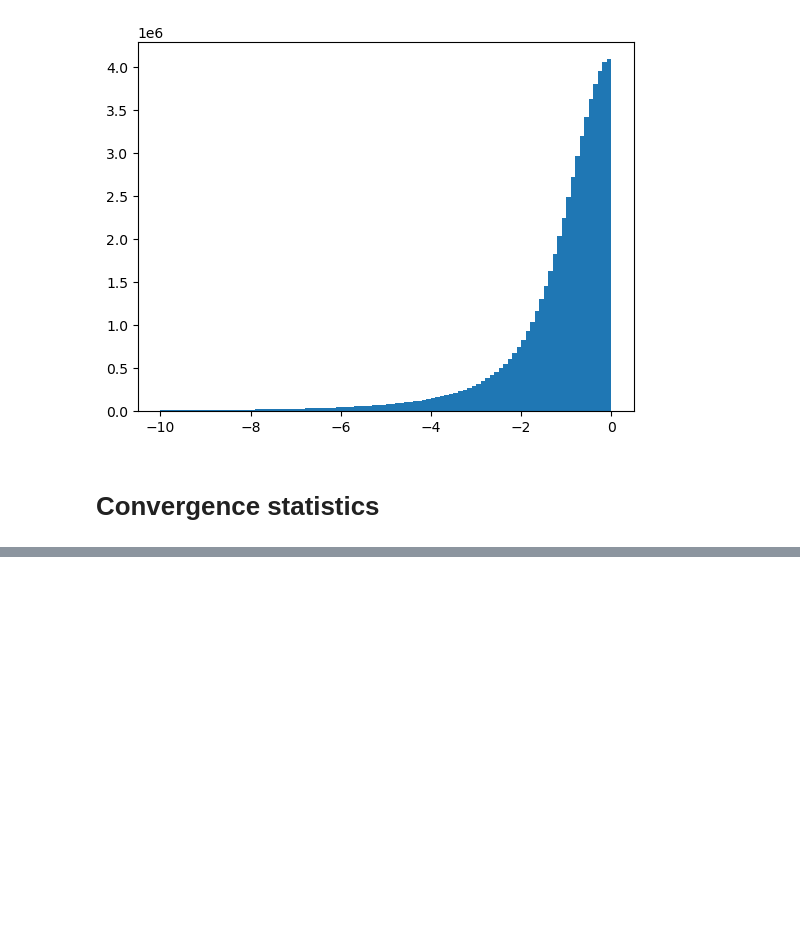
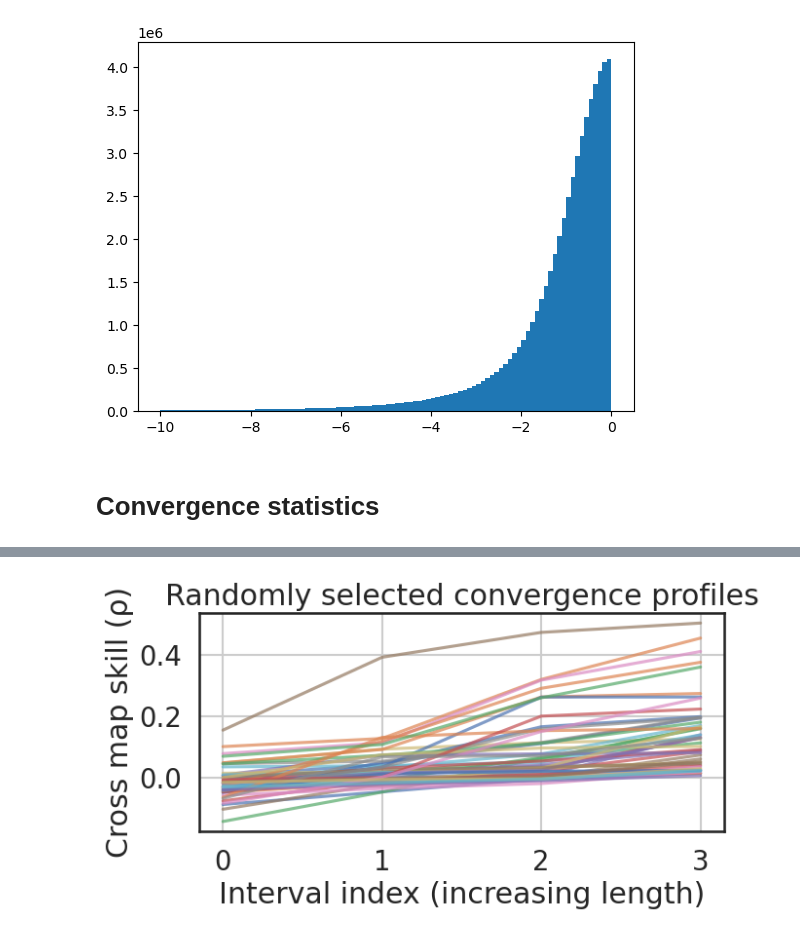
Before and after one commit to dmnburrows/empirical_dynamic_modelling, a Jupyter notebook: CCM_converge.ipynb, the cells around one changed output, grey strips where cells are left out. Cells and saved outputs as stored; diff of their text form; code cells hidden in the pictures; blank space fills up the shorter version.

```diff
--- a/CCM_converge.ipynb
+++ b/CCM_converge.ipynb
@@ -353,0 +292,24 @@ def conv_check_h5(curr_l=None, n_int=3, int_l = [1.2, 1.4, 1.8], ratio_val=-0.2)
+# %%
+#Visualise convergence patterns
+#==========================================
+#parameters
+n_int = 3 #expected interval files
+int_l=[1.2, 1.4, 1.8] #expected intervals - make sure numbers are complete as in string!
+# -0.2 - i.e. allow a single negative value with <20% of the mean positive increase, to be convergent
+ratio_val = -0.2
+
+curr = unq_l[0]
+curr_l = glob.glob(f'{data}/{curr}*xmap*')
+
+og, mask, conv_arr = pfn.conv_check(curr_l=curr_l, n_int=n_int, int_l=int_l, ratio_val=ratio_val)
+
+curr=np.asarray([np.ravel(i) for i in conv_arr])
+curr=curr[:,np.ravel(mask)]
+# %%
+#sanity check
+assert (np.diff(curr,axis=0) > 0).sum() == 0, 'some non monotonic' #should be 0 if fully monotonic
+#ratio = 0 fully monotonic
+#visualise some examples
+pfn.plot_random_convergence_profiles(curr, n=50, seed=None)
+# %% [output]
+[figure, added]
```
Also changed, not shown: parts of 26 cells of this notebook, 2 other files.
